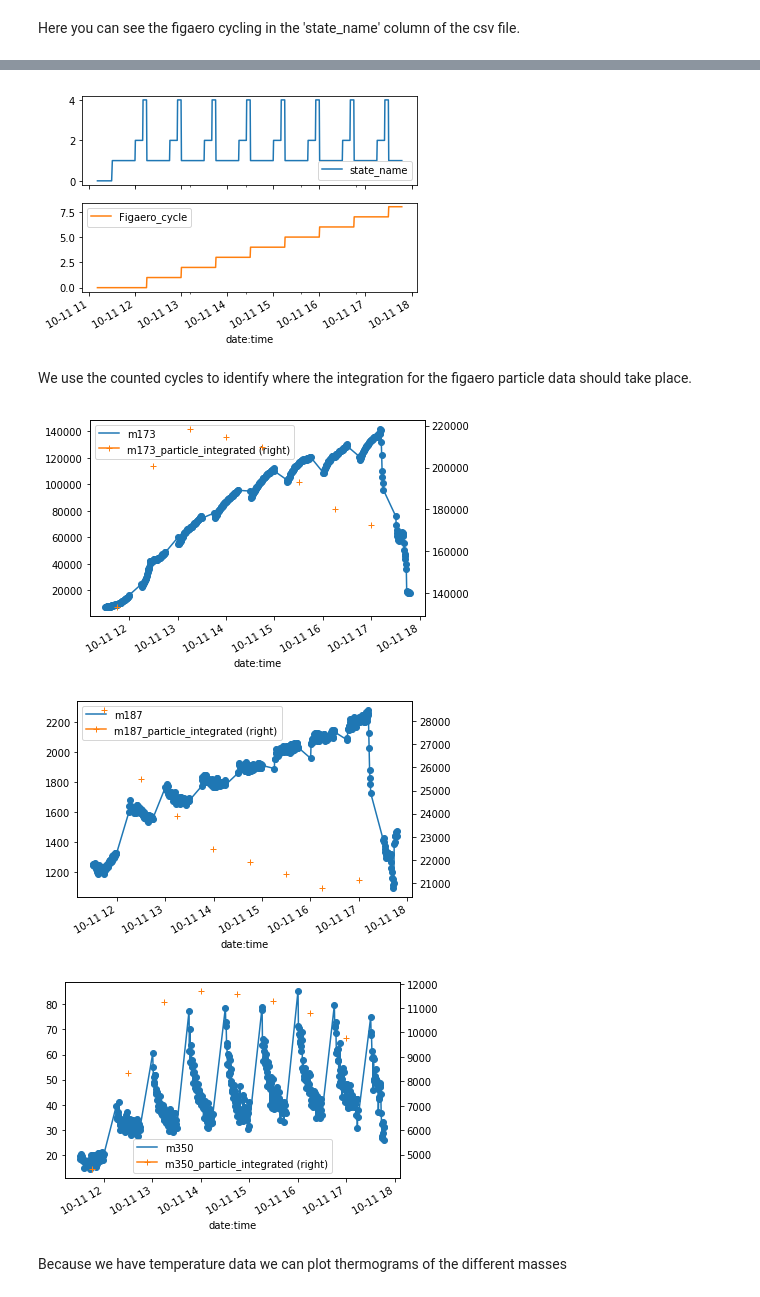
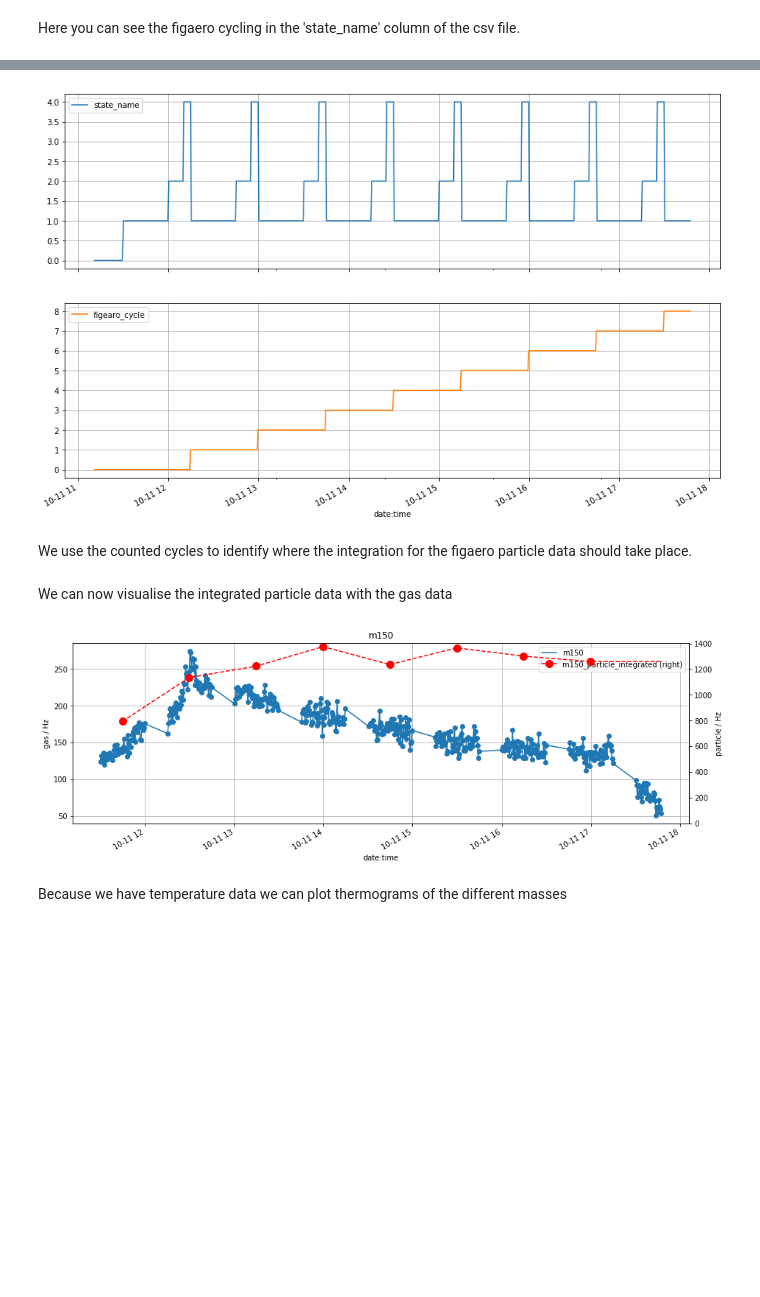
Before and after one commit to Micpri/ToFCIMSAnalysis, a Jupyter notebook: examples.ipynb, the cells around one changed output, grey strips where cells are left out. Drawn from its saved outputs; the diff is of its cells as text; code cells hidden in the pictures; blank space fills up the shorter version.

```diff
--- a/examples.ipynb
+++ b/examples.ipynb
@@ -134,32 +138,55 @@ data['state_name'].plot();
 # %%
+# data = ts.CountCycles(df=data,
+#                       mask_column_name="state_name",
+#                       new_cycle_column_name="figearo_cycle",
+#                       last_num_in_seq=5.0,
+#                       first_num_in_seq=1.0)
 data = ts.CountCycles(df=data,
                       mask_column_name="state_name",
-                      new_cycle_column_name="Figaero_cycle",
-                      last_num_in_seq=1,
-                      first_num_in_seq=4)
+                      new_cycle_column_name="figearo_cycle",
+                      last_num_in_seq=4,
+                      first_num_in_seq=1)
 # %%
-data[['state_name','Figaero_cycle']].plot(subplots=True);
+data[['state_name','figearo_cycle']].plot(figsize=(15,10), grid=True, subplots=True);
 # %% [output]
-[figure, old version]
+[figure, new version]
 # %% [markdown]
 We use the counted cycles to identify where the integration for the figaero particle data should take place.
 # %%
+# columns = [x for x in data.columns if "A_" in x and "particle_integrated" not in x]
+
+# data = ts.IntegrateFIGAERO(df=data,
+#                            columns_to_integrate=columns,
+#                            mask_column_name='state_name',
+#                            figaero_cycle_column_name="figearo_cycle",
+#                            figaero_integrate_mask_val=[2, 4],
+#                            gas_sample_mask_val=1,
+#                            bad_cycles=[14]);
+
+masses = [x for x in data.columns if len(x) == 4][145:150]
+
 data = ts.IntegrateFIGAERO(df=data,
-                           columns_to_integrate=[x for x in data.columns if len(x)==4],
+                           columns_to_integrate=masses,
                            mask_column_name='state_name',
-                           figaero_cycle_column_name="Figaero_cycle",
+                           figaero_cycle_column_name="figearo_cycle",
                            figaero_integrate_mask_val=[2, 4],
-                           gas_sample_mask_val=1);
+                           gas_sample_mask_val=1,
+                           bad_cycles=[]);
+# %% [markdown]
+We can now visualise the integrated particle data with the gas data
 # %%
-masses = ["m173", "m187", "m350"];
 for mass in masses:
-    data.loc[(data["state_name"] == 1), mass].plot(marker="o", legend=True);
-    data[mass+"_particle_integrated"].plot(marker="+", secondary_y=True, legend=True);
+    ax = data.loc[(data["state_name"] == 1), mass].plot(marker="o", legend=True, figsize=(15,5));
+    data[mass+"_particle_integrated"].interpolate().plot(ax=ax, ls="--", color="r", secondary_y=True);
+    data[mass+"_particle_integrated"].plot(ax=ax, marker="o", markersize=10, color="r", secondary_y=True, legend=True, grid=True);
+    ax.set_ylabel("gas / Hz");
+    ax.right_ax.set_ylabel("particle / Hz");
+    ax.right_ax.set_ylim(0,);
+    ax.set_title(mass);
     plt.show();
+    break
 # %% [output]
-[figure, old version]
+[figure, new version]
-[figure, removed]
-[figure, removed]
 # %% [markdown]
 Because we have temperature data we can plot thermograms of the different masses
 # %%
```
Also changed, not shown: parts of 25 cells of this notebook, 1 other file.
